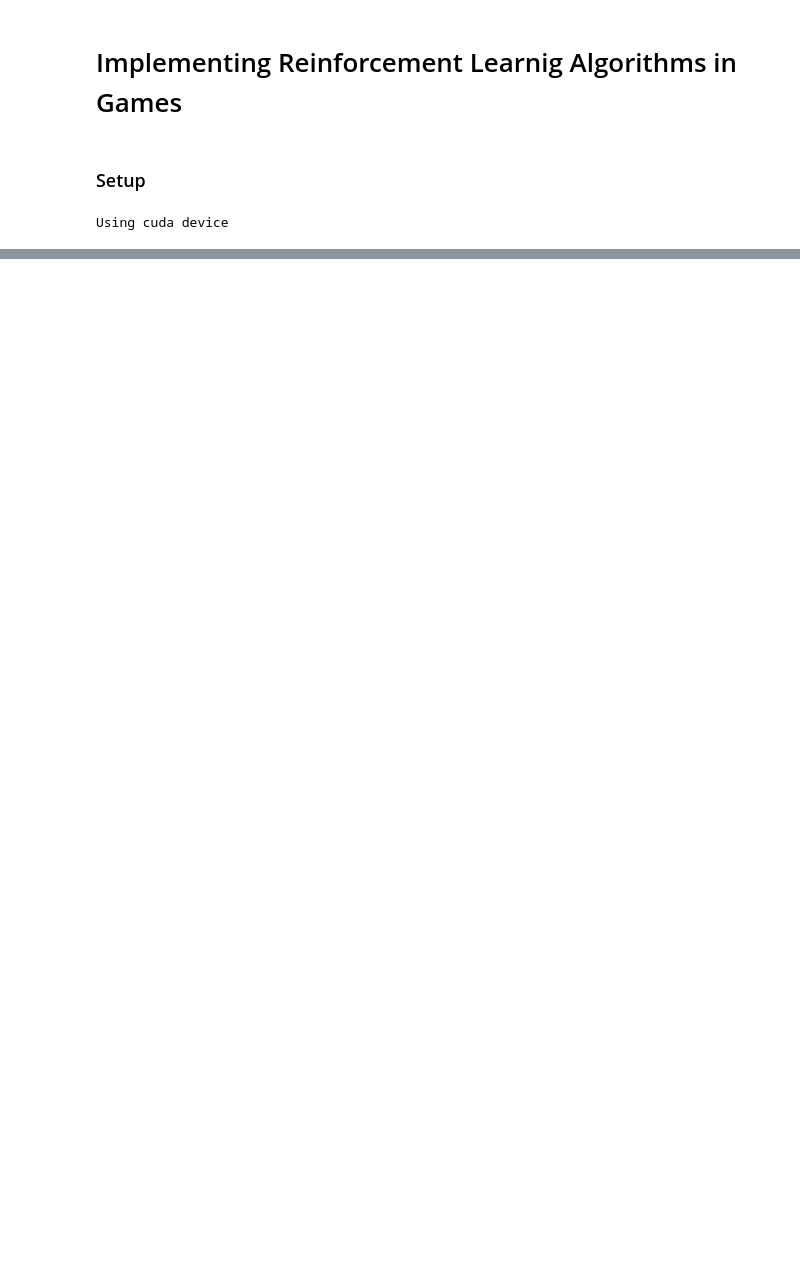
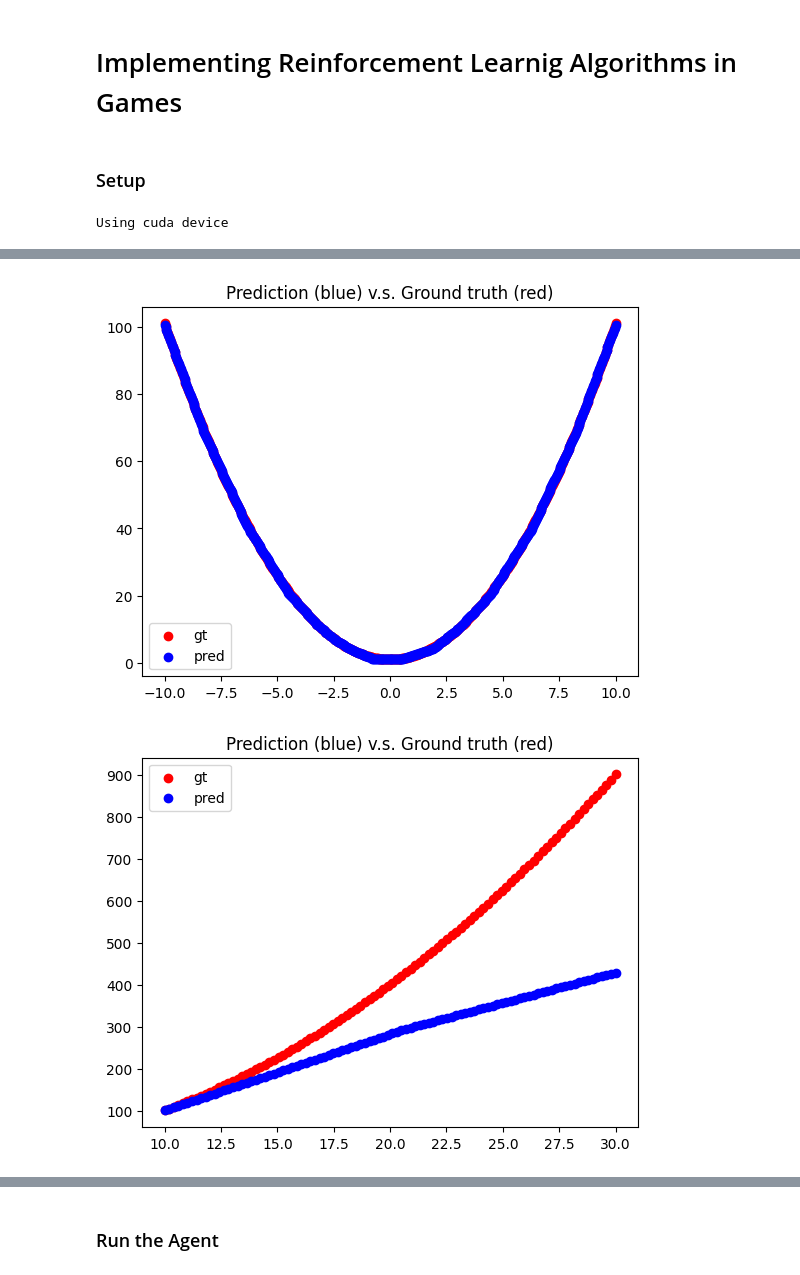
Before and after one commit to ybai17/cs5180-RL-final-project, a Jupyter notebook: work.ipynb, the cells around one changed output, grey strips where cells are left out. Drawn from its saved outputs; the diff is of its cells as text; code cells hidden in the pictures; blank space fills up the shorter version.

```diff
--- a/work.ipynb
+++ b/work.ipynb
@@ -38,0 +445,30 @@ env = stable_retro.make(game="Airstriker-Genesis-v0")
+# %%
+# training dataset to evaluate
+train_dataset = create_dataset(500, -10, 10)
+
+# test set 1: one test dataset contains samples with 10 < x < 30
+upper_test_dataset = create_dataset(100, 10, 30)
+
+# test set 2: one test dataset contains samples with -30 < x < -10
+lower_test_dataset = create_dataset(100, -30, -10)
+
+'''
+print(x_vals)
+print(pred_vals)
+x_pred_vals = torch.stack((x_vals, pred_vals), dim=1)
+'''
+
+# Plot your results for all samples in the training set
+my_trainer.plot_learned_function(train_dataset)
+
+# Plot your results for all samples in test set 1
+my_trainer.plot_learned_function(upper_test_dataset)
+
+# Plot your results for all samples in test set 2
+my_trainer.plot_learned_function(lower_test_dataset)
+
+for param in my_network.parameters():
+    print(param)
+# %% [output]
+[figure, added]
+[figure, added]
@@ -38,0 +493,2 @@ env = stable_retro.make(game="Airstriker-Genesis-v0")
+# %% [markdown]
+### Run the Agent
```
Also changed, not shown: parts of 18 cells of this notebook.
